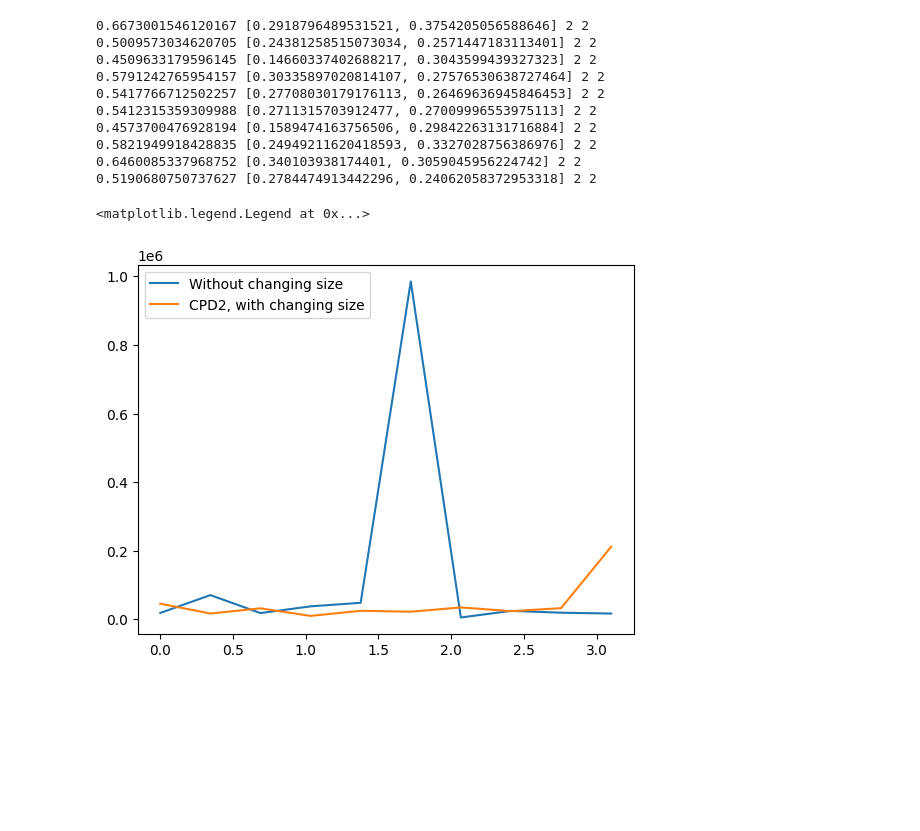
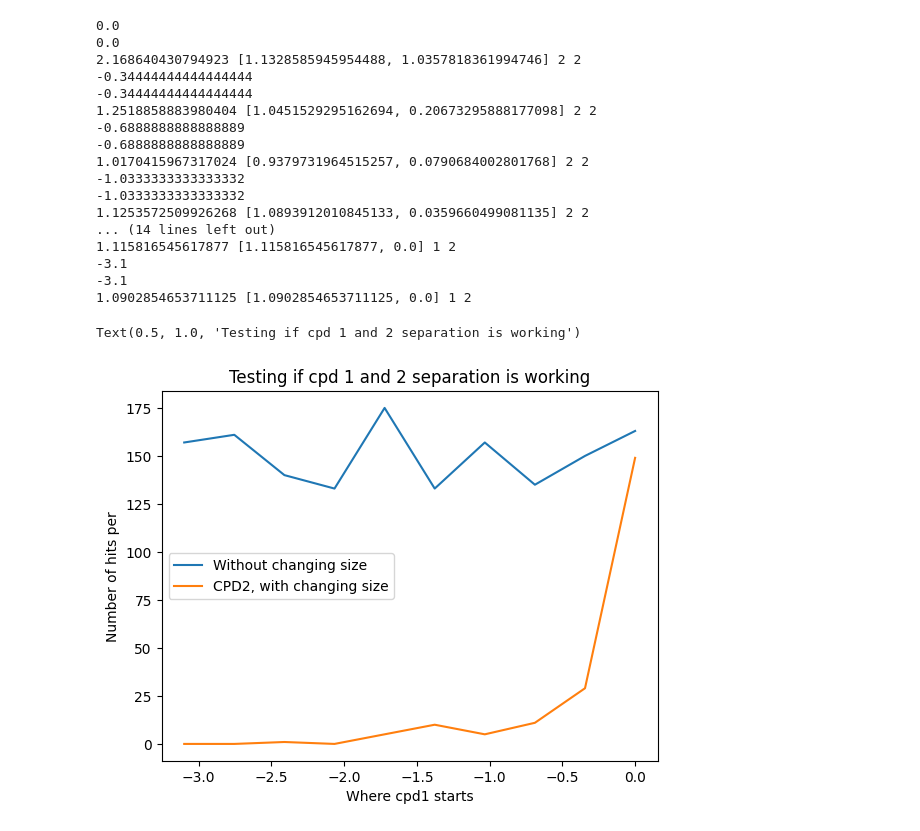
Before and after one commit to spice-herald/HeST, a Jupyter notebook: Amherst_cell_debugging.ipynb, the cells around one changed output. Drawn from its saved outputs; the diff is of its cells as text; code cells hidden in the pictures; blank space fills up the shorter version.

```diff
--- a/Amherst_cell_debugging.ipynb
+++ b/Amherst_cell_debugging.ipynb
@@ -17,6 +18,7 @@ for i in range(nCPDs):
     QP_conditions.append( (detector.get_CPD(i)).get_surface_condition() )
 
 QP_conditions.append( detector.liquid_surface )
+detector.set_QP_reflection_prob(0.9)
 # %%
 pos = [0., 0., 1.5]
 useMap = False
@@ -35,0 +54,16 @@ Text(0, 0.5, 'Counts/bin')
+# %%
+probs = np.linspace(0, .9, 10)
+counts = np.empty_like(probs)
+for ii, p in enumerate(probs):
+    pos = [0., 0., 1.5]
+    print(ii)
+    print(p)
+    detector.set_QP_reflection_prob(p)
+
+    useMap = False
+    evap = hest.GetEvaporationSignal( detector, 10000,*pos, useMap=useMap)
+    counts[ii] = len(evap.arrivalTimes_us)
+
+plt.plot(probs, counts)
+plt.title('Logical Check. As the number of reflections goes up, so the should the number of events we have')
+plt.legend()
@@ -95,45 +148,60 @@ Amherst_split_cpd = detection.VDetector([wall_conditions, bottom_conditions], li
 def sensor2_conditions(x, y, z):
     boundary_type = "CPD1"
     radius = 3.8
     height = 3.3
     return (x*x + y*y < radius*radius) &  (x<0)&(z < height)| (x*x + y*y >= radius*radius) , boundary_type
 
 detector= detection.VDetector([wall_conditions, bottom_conditions], liquid_surface=liquid_surface, liquid_conditions=liquid_conditions, CPDs=[cpd1, cpd2], adsorption_gain=6.0e-3, evaporation_eff=0.60)
 
 
 cpd_2_x_bounds = np.linspace(0,-3.1, 10)
 signals_cpd1 = np.empty_like(cpd_2_x_bounds)
 signals_cpd2 = np.empty_like(cpd_2_x_bounds)
 
 
 for ii, bound in enumerate(cpd_2_x_bounds):
     pos = [0., 0., 1.5]
     def sensor2_conditions(x, y, z):
         boundary_type = "CPD1"
         radius = 3.8
         height = 3.3
+        print(bound)
         return (x*x + y*y < radius*radius) &  (x<bound)&(z < height)| (x*x + y*y >= radius*radius) , boundary_type
+    cpd1 = detection.VCPD(sensor1_conditions, baseline_noise, phonon_conversion)
+    cpd2 = detection.VCPD(sensor2_conditions, baseline_noise, phonon_conversion)
+
+
     detector = detection.VDetector([wall_conditions, bottom_conditions], liquid_surface=liquid_surface, liquid_conditions=liquid_conditions, CPDs=[cpd1, cpd2], adsorption_gain=6.0e-3, evaporation_eff=0.60)
 
     useMap = False
-    evap = hest.GetEvaporationSignal( detector, 10000, *pos, useMap=useMap)
+    evap = hest.GetEvaporationSignal( detector, 40000, *pos, useMap=useMap)
     print( evap.area_eV, evap.chArea_eV, evap.coincidence, len(evap.arrivalTimes_us))
-    signals_cpd1[ii] = np.sum(evap.arrivalTimes_us[0])
-    signals_cpd2[ii] = np.sum(evap.arrivalTimes_us[1])
+    signals_cpd1[ii] = len(evap.arrivalTimes_us[0])
+    signals_cpd2[ii] = len(evap.arrivalTimes_us[1])
 
 plt.plot(cpd_2_x_bounds, signals_cpd1, label = 'Without changing size')
 plt.plot(cpd_2_x_bounds, signals_cpd2, label = 'CPD2, with changing size')
 plt.legend()
+plt.xlabel('Where cpd1 starts')
+plt.ylabel('Number of hits per')
+plt.title('Testing if cpd 1 and 2 separation is working')
 # %% [output]
-0.6673001546120167 [0.2918796489531521, 0.3754205056588646] 2 2
-0.5009573034620705 [0.24381258515073034, 0.2571447183113401] 2 2
-0.4509633179596145 [0.14660337402688217, 0.3043599439327323] 2 2
-0.5791242765954157 [0.30335897020814107, 0.27576530638727464] 2 2
-0.5417766712502257 [0.27708030179176113, 0.26469636945846453] 2 2
-0.5412315359309988 [0.2711315703912477, 0.27009996553975113] 2 2
-0.4573700476928194 [0.1589474163756506, 0.29842263131716884] 2 2
-0.5821949918428835 [0.24949211620418593, 0.3327028756386976] 2 2
-0.6460085337968752 [0.340103938174401, 0.3059045956224742] 2 2
-0.5190680750737627 [0.2784474913442296, 0.24062058372953318] 2 2
+0.0
+0.0
+2.168640430794923 [1.1328585945954488, 1.0357818361994746] 2 2
+-0.34444444444444444
+-0.34444444444444444
+1.2518858883980404 [1.0451529295162694, 0.20673295888177098] 2 2
+-0.6888888888888889
+-0.6888888888888889
+1.0170415967317024 [0.9379731964515257, 0.0790684002801768] 2 2
+-1.0333333333333332
+-1.0333333333333332
+1.1253572509926268 [1.0893912010845133, 0.0359660499081135] 2 2
+... (14 lines left out)
+1.115816545617877 [1.115816545617877, 0.0] 1 2
+-3.1
+-3.1
+1.0902854653711125 [1.0902854653711125, 0.0] 1 2
-<matplotlib.legend.Legend at 0x...>
+Text(0.5, 1.0, 'Testing if cpd 1 and 2 separation is working')
-[figure, old version]
+[figure, new version]
```
Also changed, not shown: parts of 7 cells of this notebook, 7 other files.
